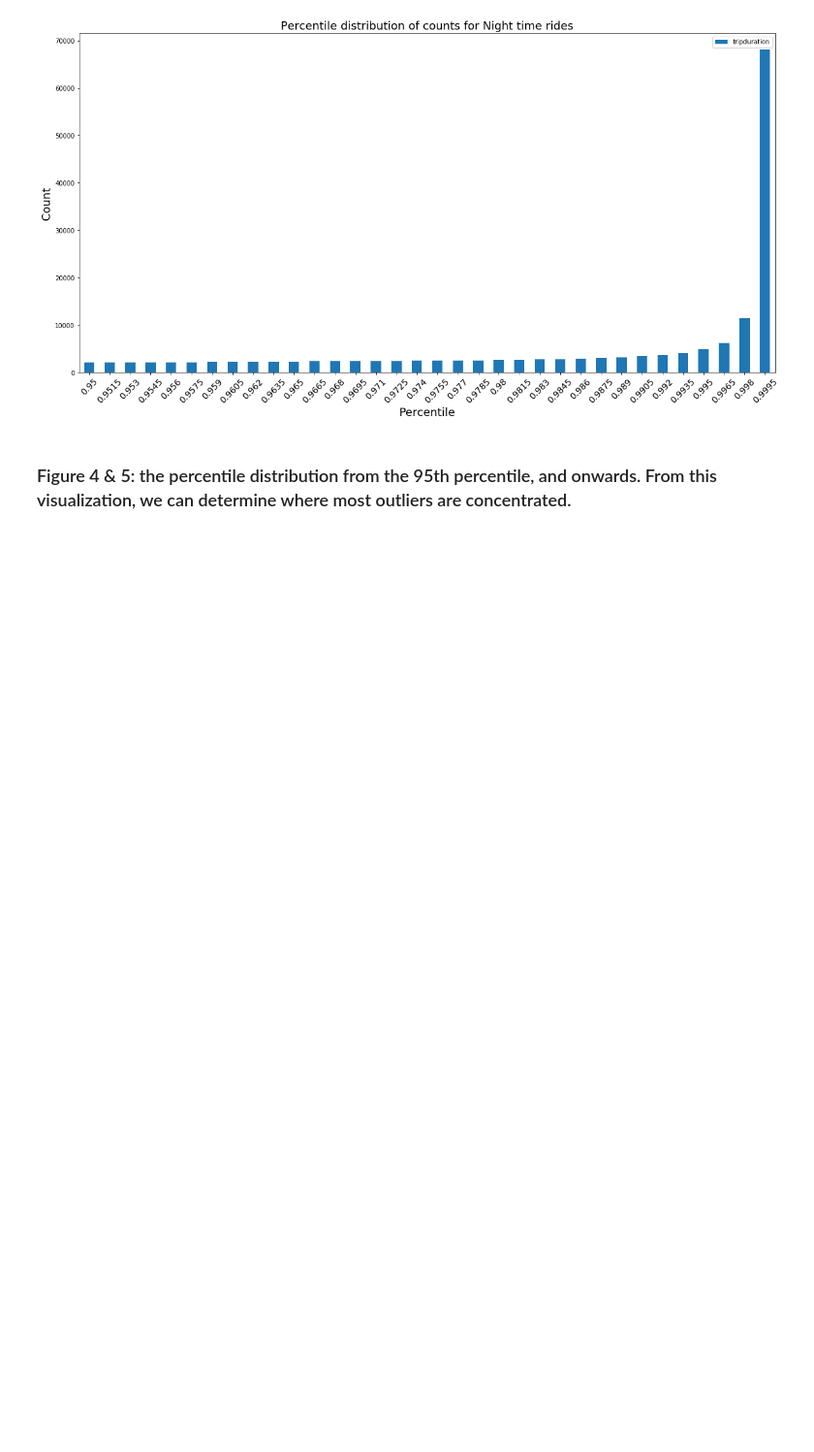
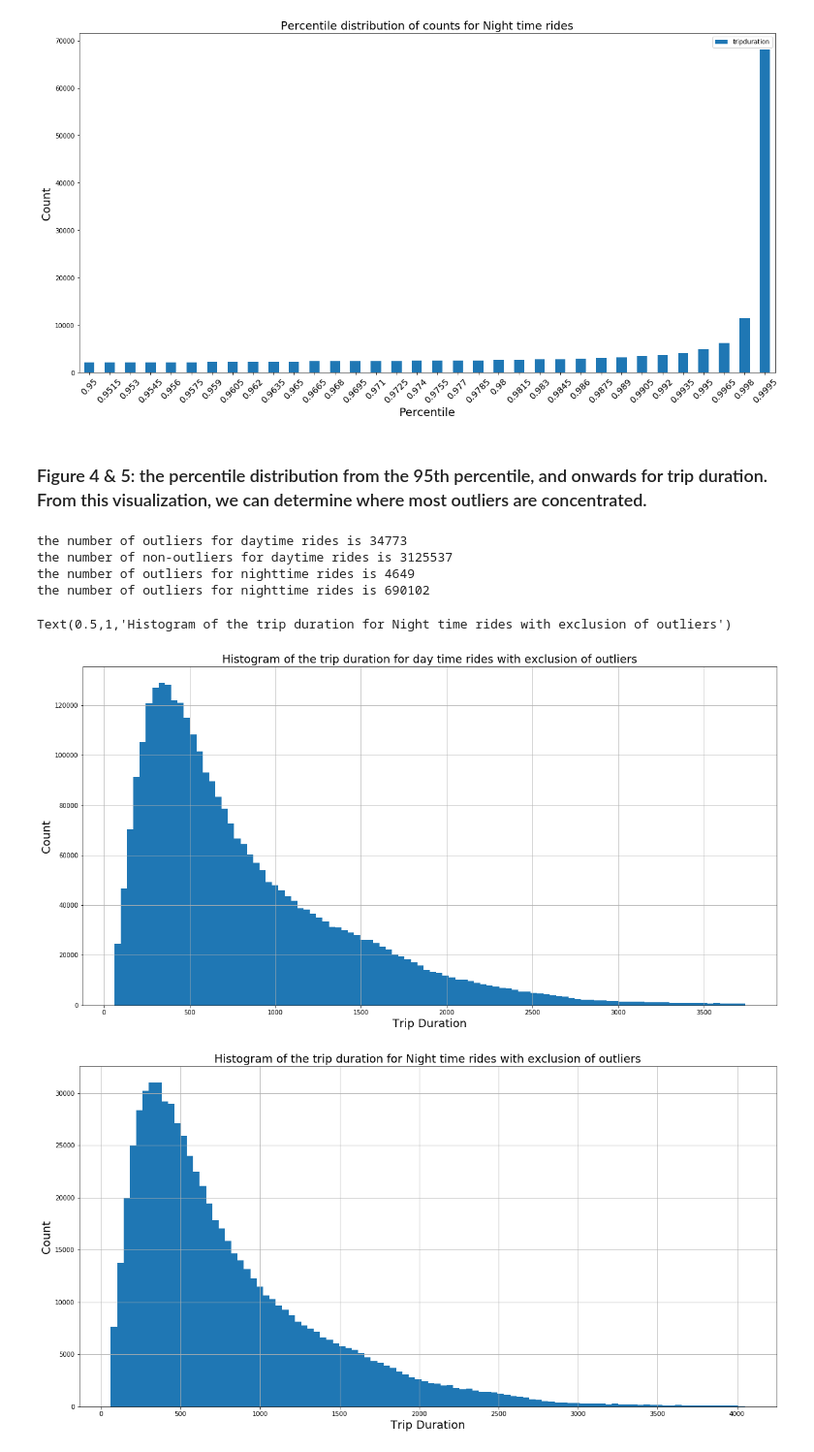
Before and after one commit to jinalklaulitz/PUI2018_msm796, a Jupyter notebook: HW5_msm796/Assignment4_msm796.ipynb, the cells around one changed output. Shown: that part at 97% size. Drawn from its saved outputs; the diff is of its cells as text; code cells hidden in the pictures; blank space fills up the shorter version.

```diff
--- a/HW5_msm796/Assignment4_msm796.ipynb
+++ b/HW5_msm796/Assignment4_msm796.ipynb
@@ -299,4 +300,47 @@ Text(0.5,1,'Percentile distribution of counts for Night time rides')
 [figure]
 [figure]
 # %% [markdown]
-### Figure 4 & 5: the percentile distribution from the 95th percentile, and onwards. From this visualization, we can determine where most outliers are concentrated.
+### Figure 4 & 5: the percentile distribution from the 95th percentile, and onwards for trip duration. From this visualization, we can determine where most outliers are concentrated.
+# %%
+#outliers_day=day_[day_.tripduration >= day_.tripduration.quantile(0.998)]
+#non_outliers_day=day_[day_.tripduration < day_.tripduration.quantile(0.998)]
+#outliers_night=night_[night_.tripduration >= day_.tripduration.quantile(0.9995)]
+#non_outliers_night=night_[night_.tripduration < day_.tripduration.quantile(0.9995)]
+outliers_day=day_[day_.tripduration >= day_.tripduration.quantile(0.989)]
+non_outliers_day=day_[day_.tripduration < day_.tripduration.quantile(0.989)]
+outliers_night=night_[night_.tripduration >= day_.tripduration.quantile(0.9905)]
+non_outliers_night=night_[night_.tripduration < day_.tripduration.quantile(0.9905)]
+
+size_out_day=len(outliers_day)
+size_nonout_day=len(non_outliers_day)
+size_out_night=len(outliers_night)
+size_nonout_night=len(non_outliers_night)
+
+
+print("the number of outliers for daytime rides is {}".format(size_out_day))
+print("the number of non-outliers for daytime rides is {}".format(size_nonout_day))
+#print("the percentage of outliers for daytime rides is {:.3%}".format(size_out_day*1.0/(size_out_day+size_nonout_day*1.0)))
+#print("the percentage of non-outliers for daytime rides is {:.3%}".format(size_nonout_day*1.0/(size_out_day+size_nonout_day*1.0)))
+print("the number of outliers for nighttime rides is {}".format(size_out_night))
+print("the number of outliers for nighttime rides is {}".format(size_nonout_night))
+#print("the percentage of outliers for nighttime rides is {:.3%}".format(size_out_night*1.0/(size_out_night+size_nonout_night*1.0)))
+#print("the percentage of non-outliers for nighttime rides is {:.3%}".format(size_nonout_night*1.0/(size_out_night+size_nonout_night*1.0)))
+# %% [output]
+the number of outliers for daytime rides is 34773
+the number of non-outliers for daytime rides is 3125537
+the number of outliers for nighttime rides is 4649
+the number of outliers for nighttime rides is 690102
+# %%
+non_outliers_day.hist('tripduration',bins=100,figsize=(20,10))
+plt.xlabel("Trip Duration",fontsize=18)
+plt.ylabel("Count",fontsize=18)
+plt.title("Histogram of the trip duration for day time rides with exclusion of outliers",fontsize=18)
+
+non_outliers_night.hist('tripduration',bins=100,figsize=(20,10))
+plt.xlabel("Trip Duration",fontsize=18)
+plt.ylabel("Count",fontsize=18)
+plt.title("Histogram of the trip duration for Night time rides with exclusion of outliers",fontsize=18)
+# %% [output]
+Text(0.5,1,'Histogram of the trip duration for Night time rides with exclusion of outliers')
+[figure, added]
+[figure, added]
```
Also changed, not shown: parts of 46 cells of this notebook, 1 other file.
